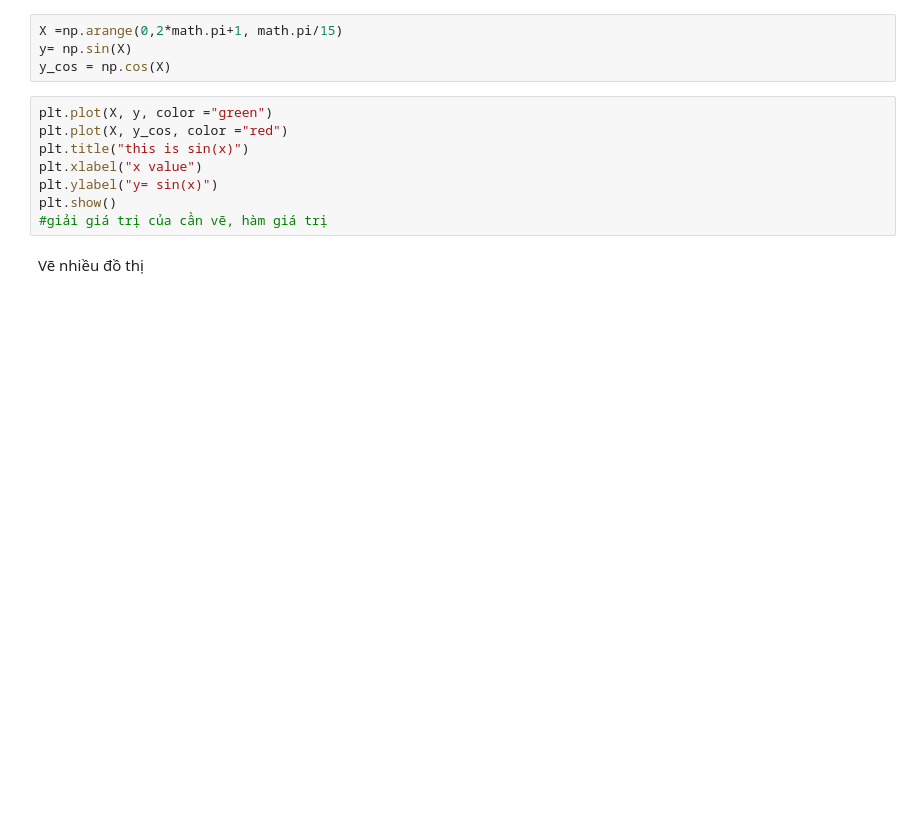
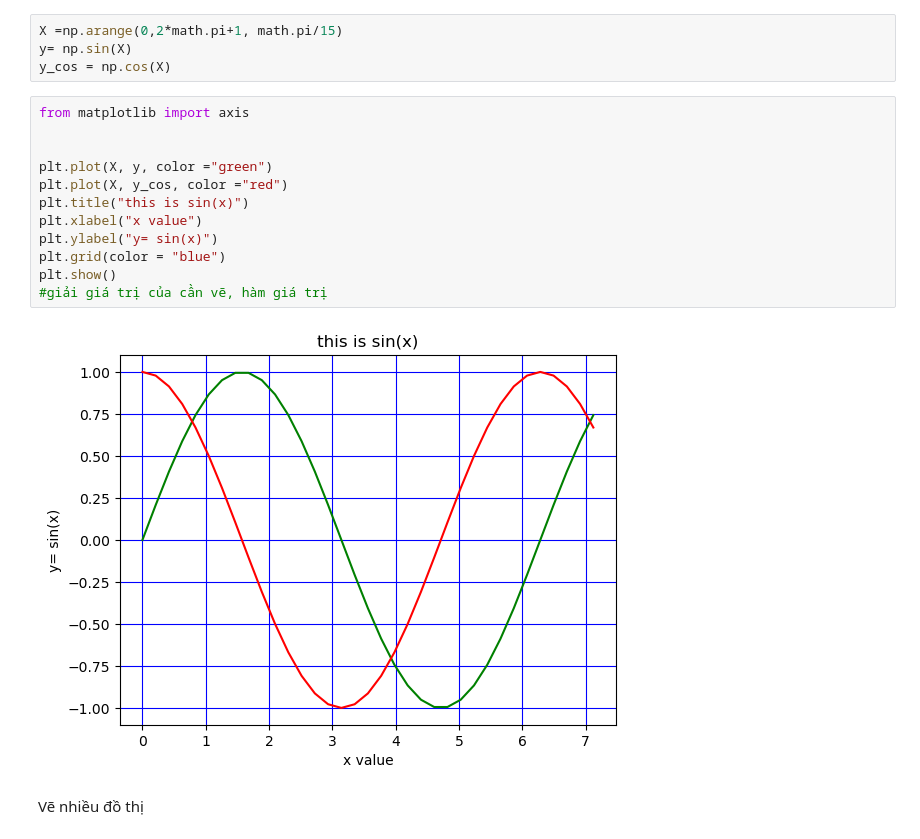
Before and after one commit to hoinguyen2704/my_code_python, a Jupyter notebook: Scientific_Programming_Language/study_numpy.ipynb, the cells around one changed output. Saved outputs shown, nothing was run; the diff lists cells and outputs as text; blank space fills up the shorter version.

```diff
--- a/Scientific_Programming_Language/study_numpy.ipynb
+++ b/Scientific_Programming_Language/study_numpy.ipynb
@@ -119,13 +307,19 @@ X =np.arange(0,2*math.pi+1, math.pi/15)
 y= np.sin(X)
 y_cos = np.cos(X)
 # %%
+from matplotlib import axis
+
+
 plt.plot(X, y, color ="green")
 plt.plot(X, y_cos, color ="red")
 plt.title("this is sin(x)")
 plt.xlabel("x value")
 plt.ylabel("y= sin(x)")
+plt.grid(color = "blue")
 plt.show()
 #giải giá trị của cần vẽ, hàm giá trị
+# %% [output]
+[figure, added]
 # %% [markdown]
 Vẽ nhiều đồ thị
 # %%
```
Also changed, not shown: parts of 27 cells of this notebook, 21 other files.
